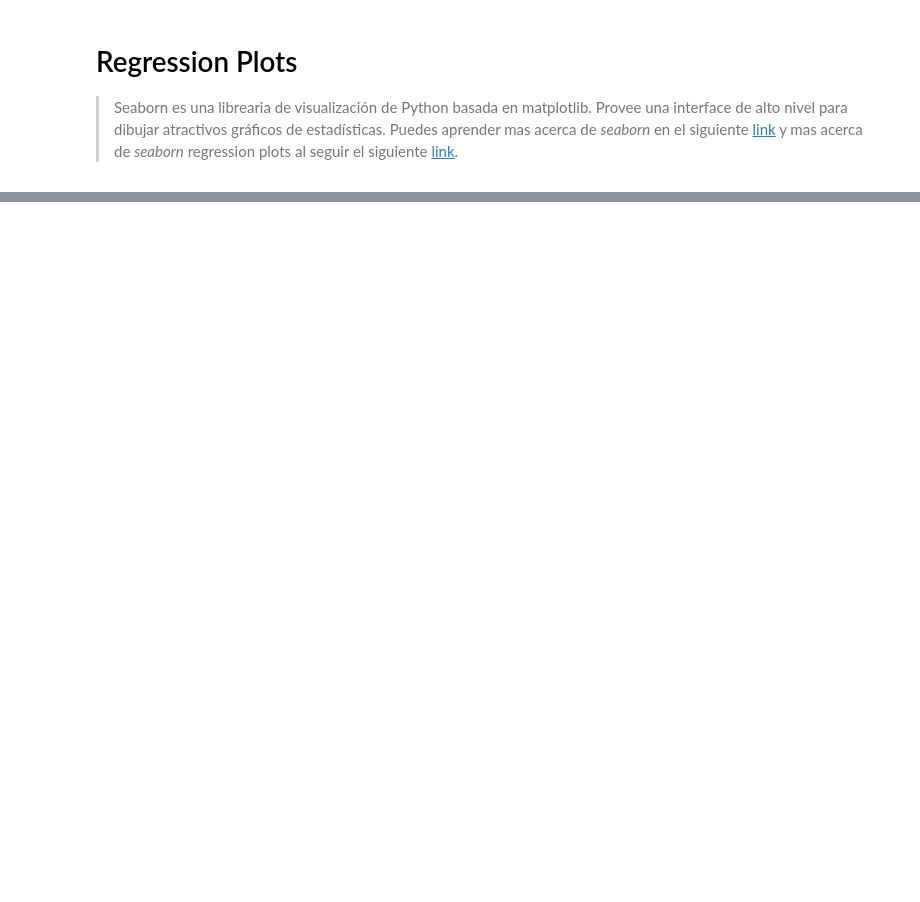
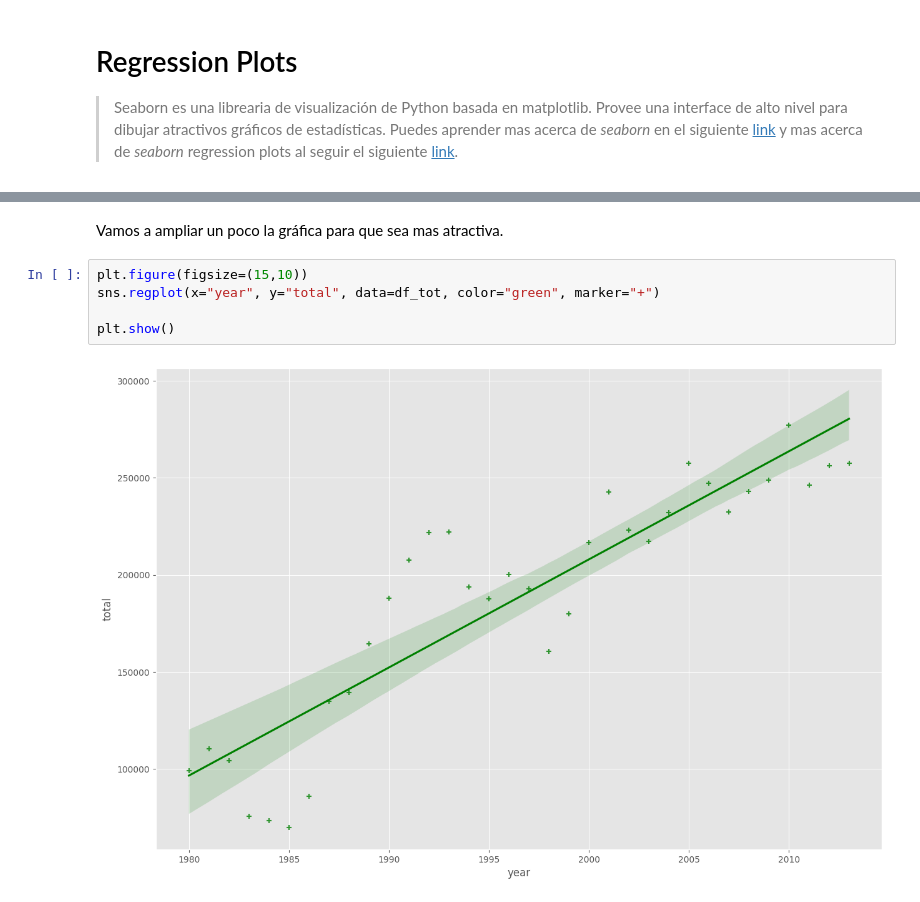
Before and after one commit to reivincitot/Curso-ibm, a Jupyter notebook: Data visualization with python/waffleChartsWordCloudsRegressionplots.ipynb, the cells around one changed output, grey strips where cells are left out. Cells and saved outputs as stored; diff of their text form; blank space fills up the shorter version.

```diff
--- a/Data visualization with python/waffleChartsWordCloudsRegressionplots.ipynb
+++ b/Data visualization with python/waffleChartsWordCloudsRegressionplots.ipynb
@@ -641,0 +698,9 @@ plt.show()
+# %% [markdown]
+Vamos a ampliar un poco la gráfica para que sea mas atractiva.
+# %%
+plt.figure(figsize=(15,10))
+sns.regplot(x="year", y="total", data=df_tot, color="green", marker="+")
+
+plt.show()
+# %% [output]
+[figure, added]
```
Also changed, not shown: parts of 25 cells of this notebook.
